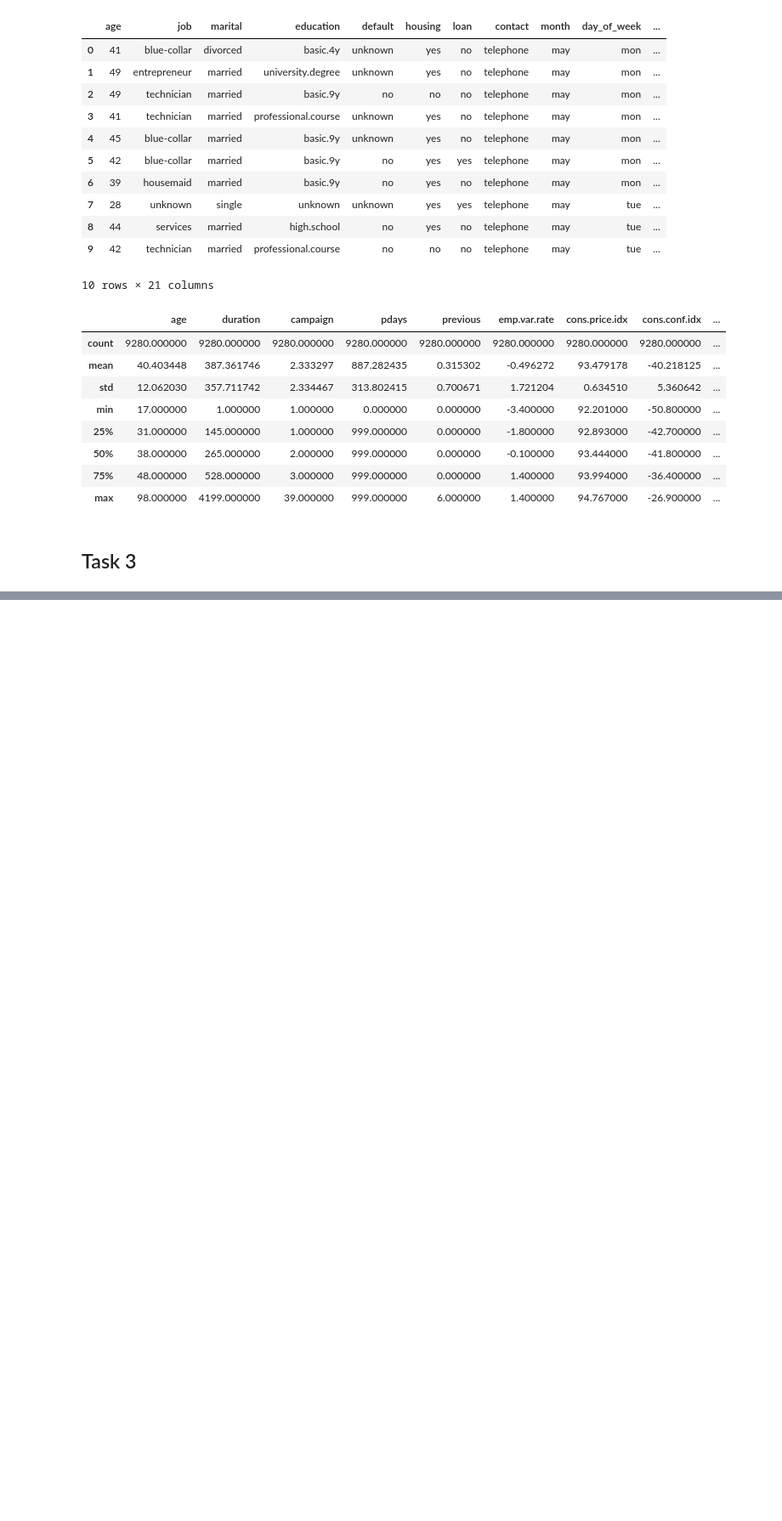
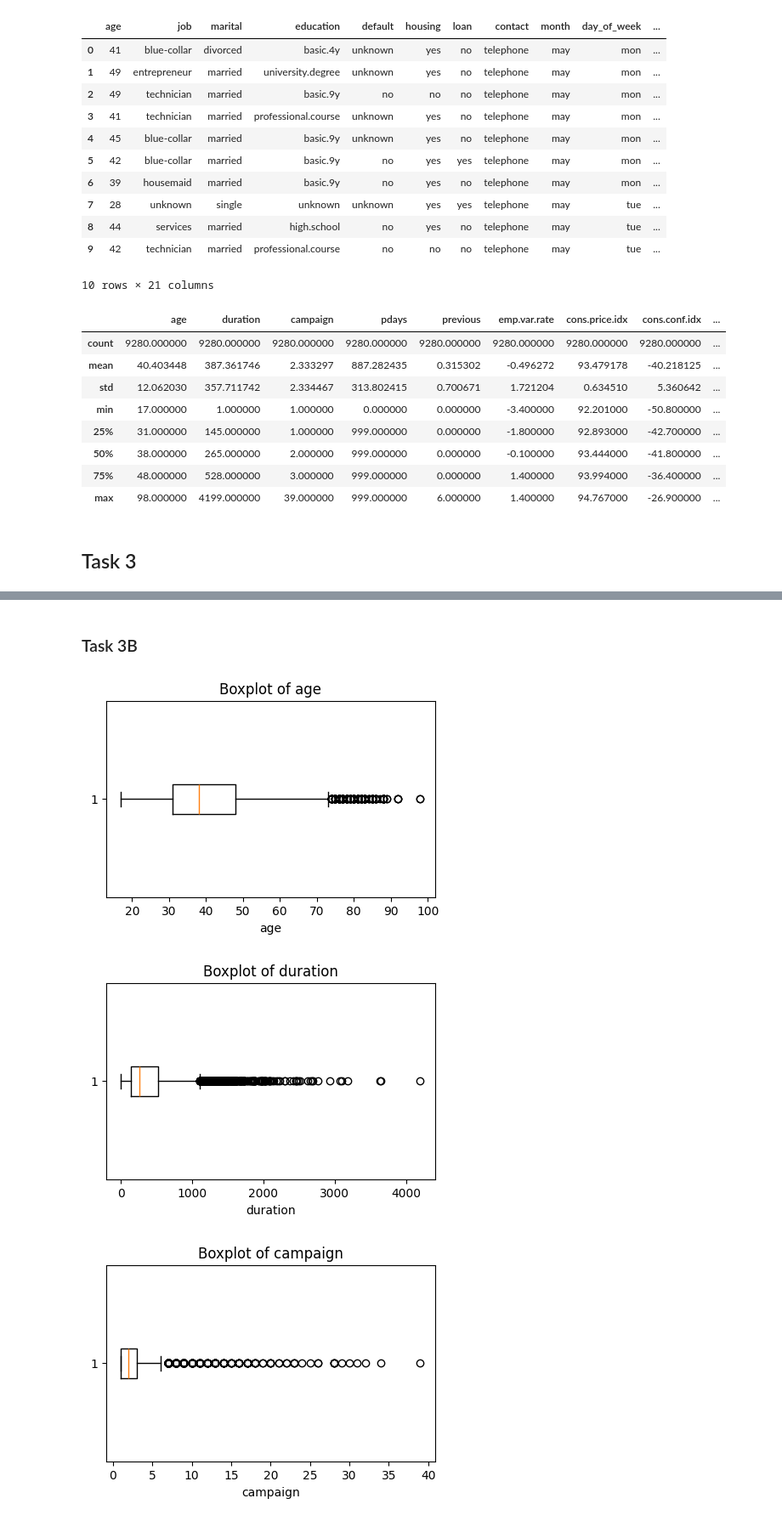
Before and after one commit to owen-simon/IS-6482-data-mining, a Jupyter notebook: Week 1/A1_Simon_Owen.ipynb, the cells around one changed output, grey strips where cells are left out. Shown at 85% size. Cells and saved outputs as stored; diff of their text form; code cells hidden in the pictures; blank space fills up the shorter version.

```diff
--- a/Week 1/A1_Simon_Owen.ipynb
+++ b/Week 1/A1_Simon_Owen.ipynb
@@ -95,0 +100,14 @@ for var in numeric_vars:
+# %% [markdown]
+### Task 3B
+# %%
+# boxplots
+for var in numeric_vars:
+    plt.figure(figsize=(5, 3))
+    plt.boxplot(df[var].dropna(), vert=False)
+    plt.title(f"Boxplot of {var}")
+    plt.xlabel(var)
+    plt.show()
+# %% [output]
+[figure, added]
+[figure, added]
+[figure, added]
```
Also changed, not shown: parts of 14 cells of this notebook.
